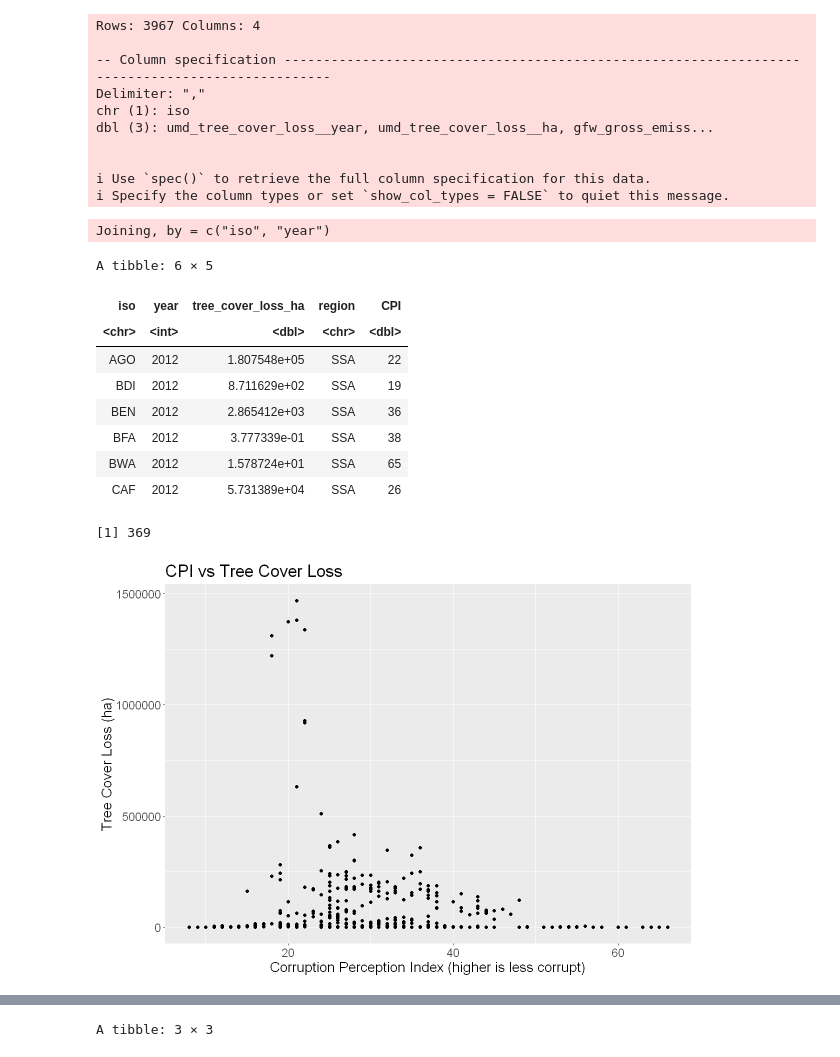
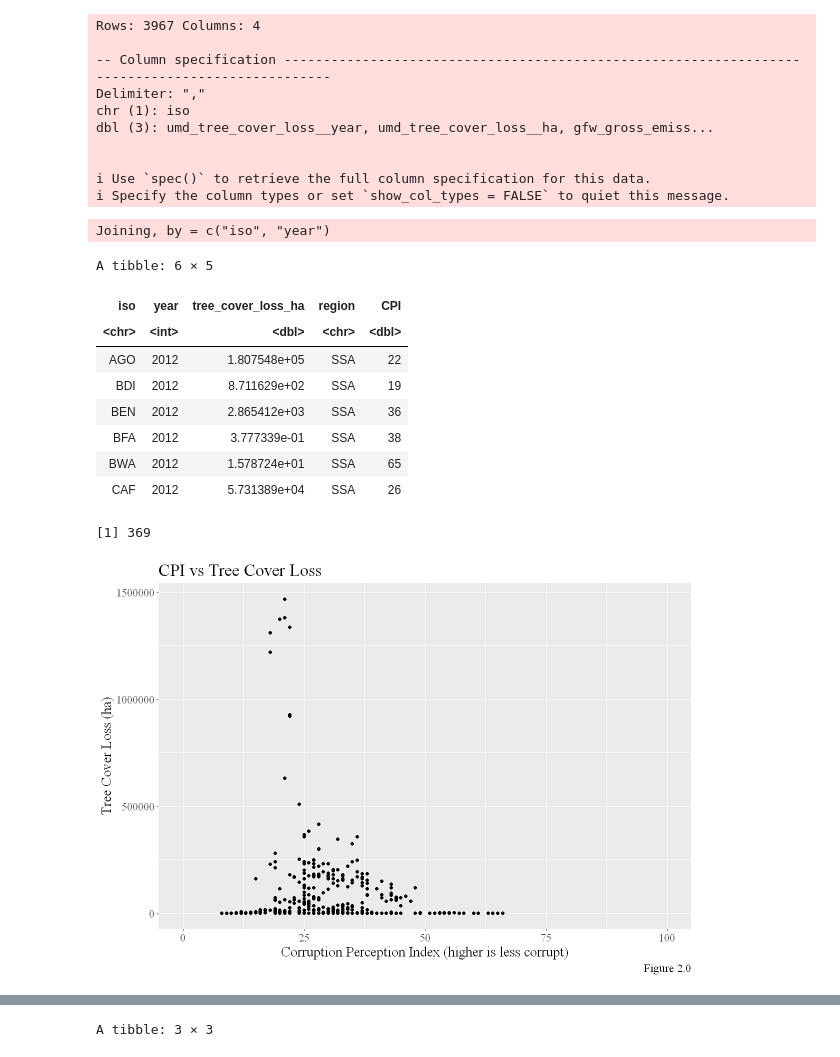
Before and after one commit to GuacamoleL0ver/CorruptionVsTrees, a Jupyter notebook: TreecoverlossVsCorruption.ipynb, the cells around one changed output, grey strips where cells are left out. Cells and saved outputs as stored; diff of their text form; code cells hidden in the pictures.

```diff
--- a/TreecoverlossVsCorruption.ipynb
+++ b/TreecoverlossVsCorruption.ipynb
@@ -38,34 +41,36 @@ i Specify the column types or set `show_col_types = FALSE` to quiet this message
 # %%
 CPI_Trees <- left_join(TreeCoverLoss, CPI_long) |>
                 na.omit()
                 # filter(tree_cover_loss_ha > 90000)
 head(CPI_Trees)
 
 options(repr.plot.length = 10, repr.plot.width = 10)
 
 CPIvsTrees <- ggplot(CPI_Trees, aes(x = CPI, y = tree_cover_loss_ha)) +
                 geom_point() +
                 # geom_smooth(se = FALSE) +
                 # scale_y_log10() +
                 labs(x = "Corruption Perception Index (higher is less corrupt)",
-                     y = "Tree Cover Loss (ha)", title = "CPI vs Tree Cover Loss") +
-                theme(text = element_text(size = 17))
+                     y = "Tree Cover Loss (ha)", title = "CPI vs Tree Cover Loss",
+                     caption = "Figure 2.0") +
+                theme(text = element_text(size = 17, family = "serif")) +
+                xlim(0, 100)
 
 nrow(CPI_Trees)
 CPIvsTrees
 # %% [output]
 Joining, by = c("iso", "year")
 A tibble: 6 × 5
 | iso | year | tree_cover_loss_ha | region | CPI |
 | <chr> | <int> | <dbl> | <chr> | <dbl> |
 | AGO | 2012 | 1.807548e+05 | SSA | 22 |
 | BDI | 2012 | 8.711629e+02 | SSA | 19 |
 | BEN | 2012 | 2.865412e+03 | SSA | 36 |
 | BFA | 2012 | 3.777339e-01 | SSA | 38 |
 | BWA | 2012 | 1.578724e+01 | SSA | 65 |
 | CAF | 2012 | 5.731389e+04 | SSA | 26 |
 [1] 369
-[figure, old version]
+[figure, new version]
 # %%
 CPI_Trees_log <- mutate(CPI_Trees, tree_cover_loss_ha = log(tree_cover_loss_ha))
 
```
Also changed, not shown: parts of 9 cells of this notebook.
